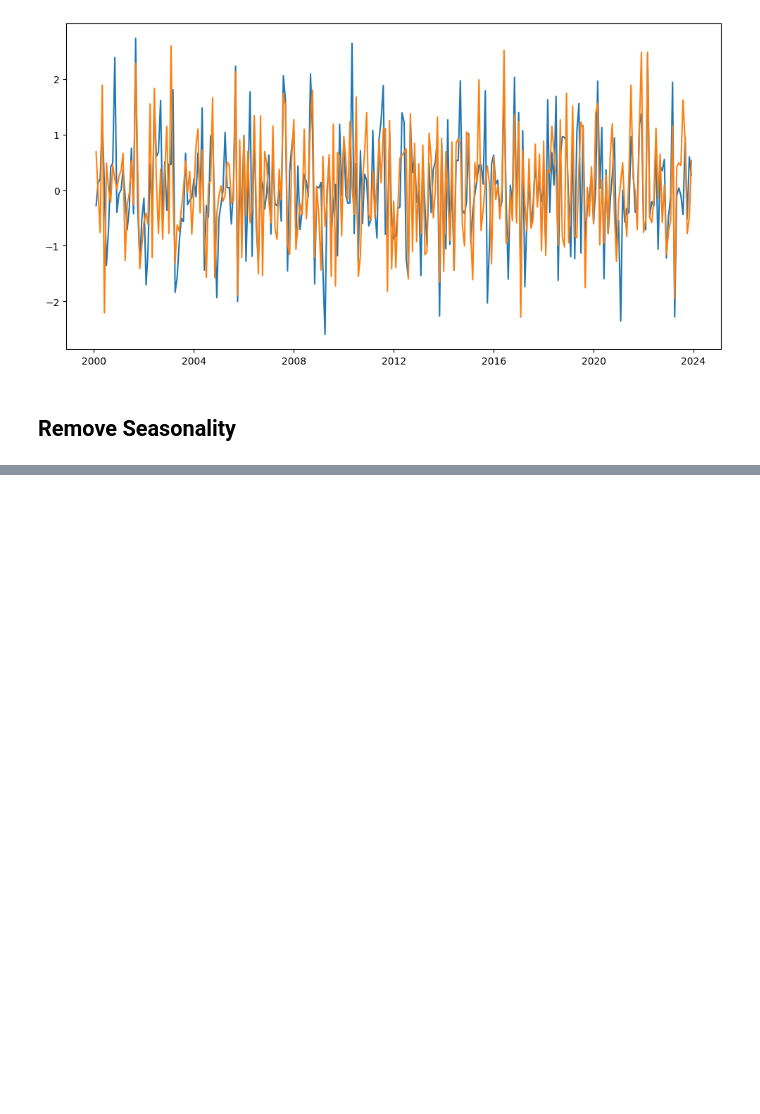
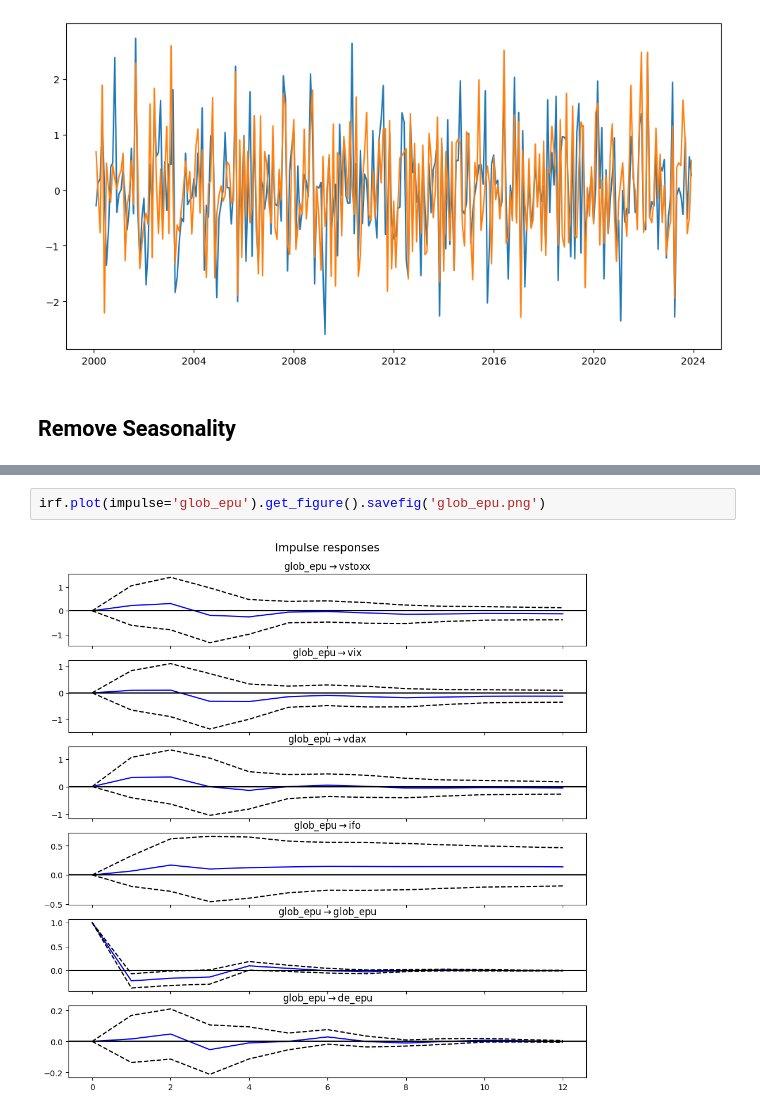
Before and after one commit to Joshi-77/BA-VAR, a Jupyter notebook: main.ipynb, the cells around one changed output, grey strips where cells are left out. Cells and saved outputs as stored; diff of their text form; blank space fills up the shorter version.

```diff
--- a/main.ipynb
+++ b/main.ipynb
@@ -203,0 +366,4 @@ plt.plot(series_de_epu_norm_trendremoved)
+# %%
+irf.plot(impulse='glob_epu').get_figure().savefig('glob_epu.png')
+# %% [output]
+[figure, added]
```
Also changed, not shown: parts of 24 cells of this notebook, 6 other files.
